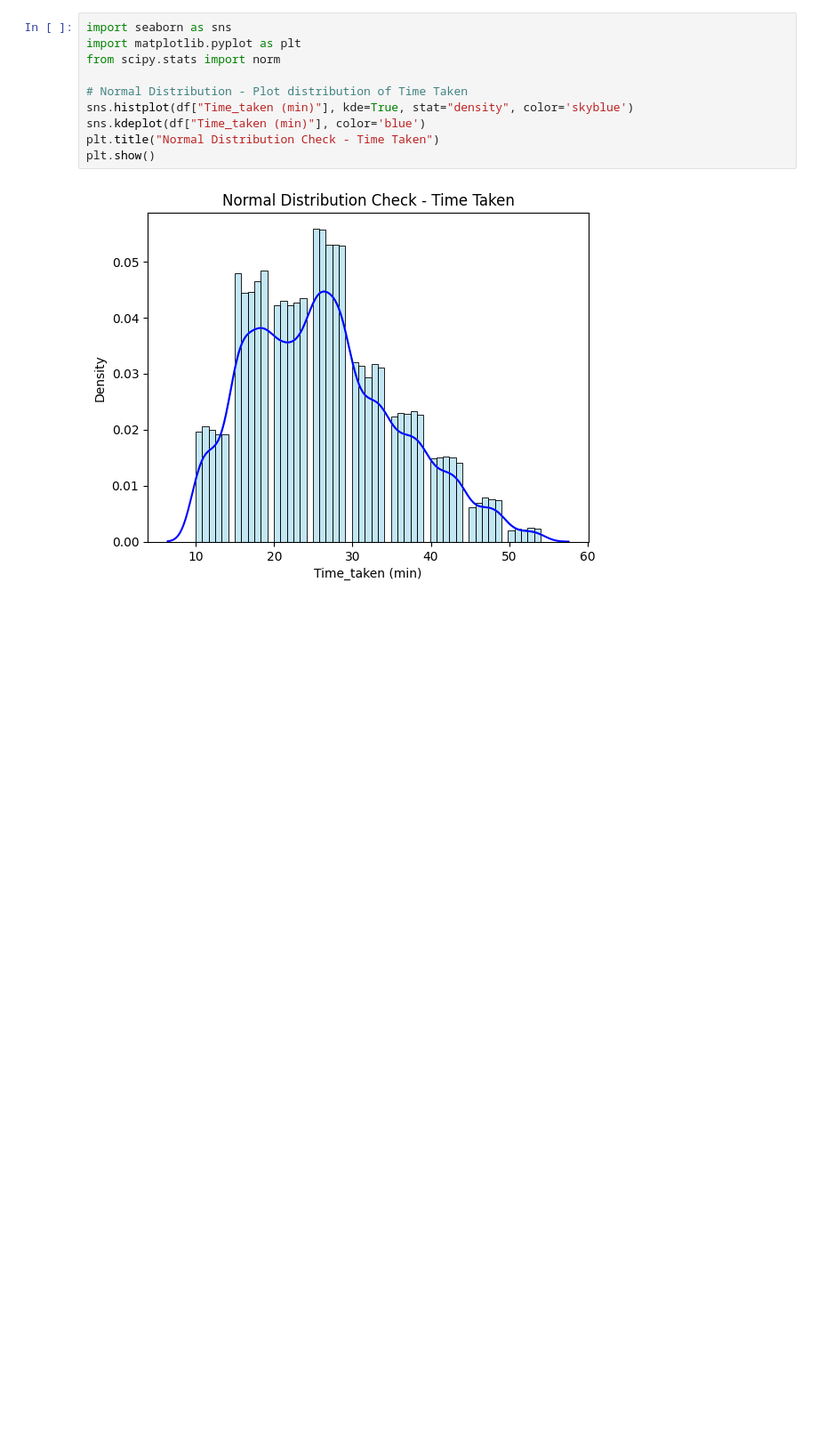
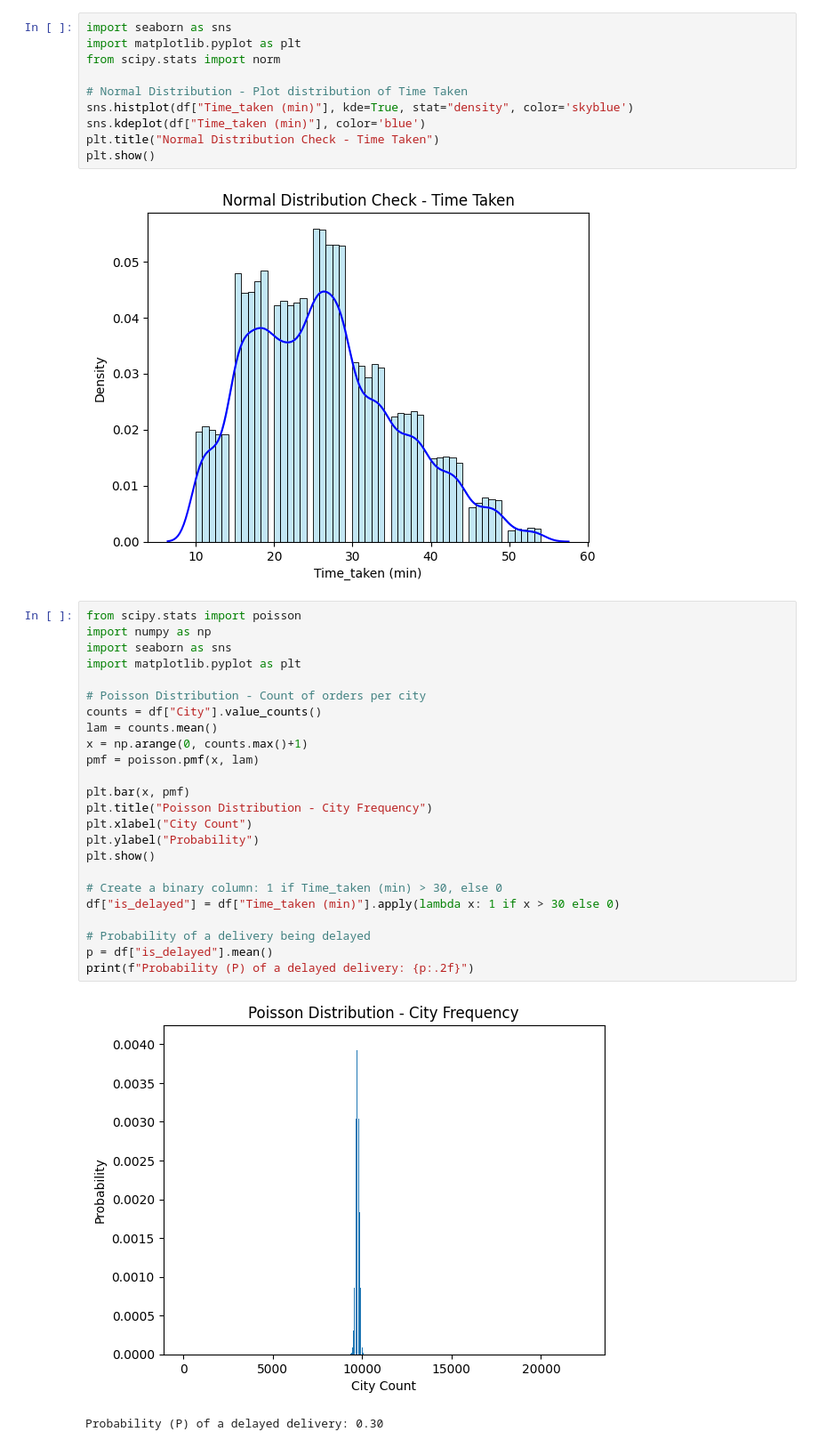
Before and after one commit to RahulArra/Zomato-Order-Analysis, a Jupyter notebook: DAV_ASSIGN_202.ipynb, the cells around one changed output. Shown at 89% size. Drawn from its saved outputs; the diff is of its cells as text; blank space fills up the shorter version.

```diff
--- a/DAV_ASSIGN_202.ipynb
+++ b/DAV_ASSIGN_202.ipynb
@@ -877,3 +877,30 @@ plt.title("Normal Distribution Check - Time Taken")
 plt.show()
 # %% [output]
 [figure]
+# %%
+from scipy.stats import poisson
+import numpy as np
+import seaborn as sns
+import matplotlib.pyplot as plt
+
+# Poisson Distribution - Count of orders per city
+counts = df["City"].value_counts()
+lam = counts.mean()
+x = np.arange(0, counts.max()+1)
+pmf = poisson.pmf(x, lam)
+
+plt.bar(x, pmf)
+plt.title("Poisson Distribution - City Frequency")
+plt.xlabel("City Count")
+plt.ylabel("Probability")
+plt.show()
+
+# Create a binary column: 1 if Time_taken (min) > 30, else 0
+df["is_delayed"] = df["Time_taken (min)"].apply(lambda x: 1 if x > 30 else 0)
+
+# Probability of a delivery being delayed
+p = df["is_delayed"].mean()
+print(f"Probability (P) of a delayed delivery: {p:.2f}")
+# %% [output]
+[figure, added]
+Probability (P) of a delayed delivery: 0.30
```
